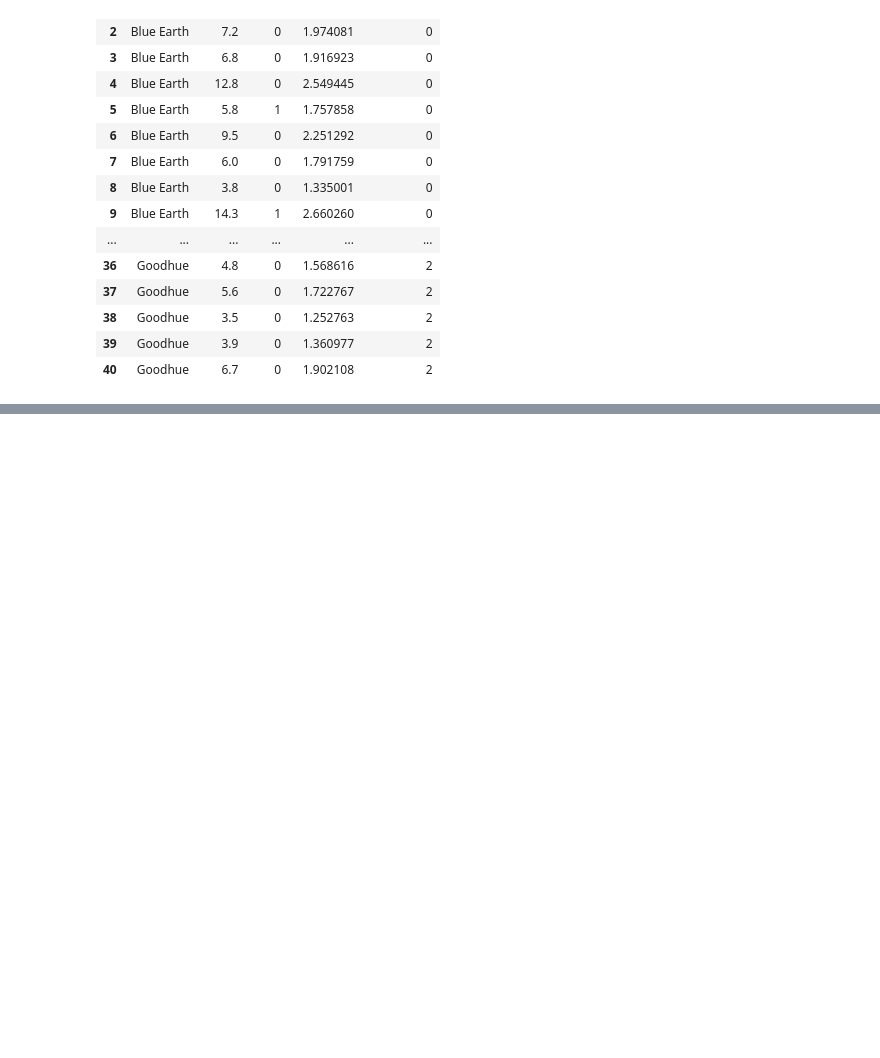
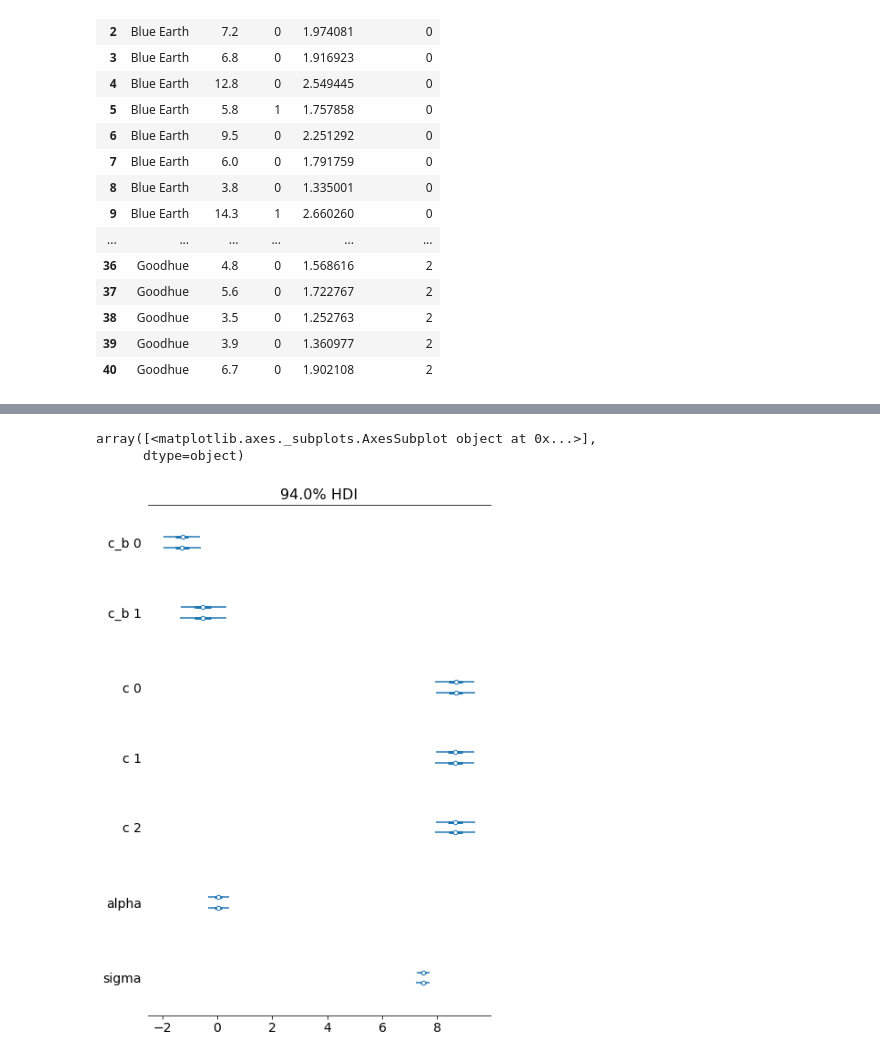
Before and after one commit to lwerth/INFO510, a Jupyter notebook: INFO410_hwk4.ipynb, the cells around one changed output, grey strips where cells are left out. Cells and saved outputs as stored; diff of their text form; code cells hidden in the pictures; blank space fills up the shorter version.

```diff
--- a/INFO410_hwk4.ipynb
+++ b/INFO410_hwk4.ipynb
@@ -93,0 +208,26 @@ radon
+# %%
+with pm.Model() as b_model:
+    # n_floor = len(radon.floor)
+    n_floor = len(radon.floor.unique())
+    floor_idx = OrdinalEncoder(dtype = np.int64).fit_transform(radon[['floor']])
+
+    # Priors for parameters
+    c_b = pm.Normal('c_b', 0, 0.5, shape = n_floor) #county w/basement
+    # c_nb = pm.Normal('c_nb', 0, 0.5) #county w/ no basement
+    c = pm.Normal('c', 0, 5, shape = n_counties) #county
+    alpha = pm.Normal('alpha', 0, 0.2)
+    sigma = pm.Exponential('sigma', 1)
+
+    # Model equation
+    mu = alpha + c[county_idx] + c_b[floor_idx]*radon.floor
+
+    # mu = alpha + aW[wines['wine'].values] + aJ[wines['judge'].values] # use .values here to avoid annoying theano warnings
+
+    # Observation model
+    score = pm.Normal('score', mu = mu, sigma = sigma, observed = radon.radon)
+
+    # Sampling
+    b_trace = pm.sample(5000, target_accept = 0.95)
+    b_sumtab = pm.summary(b_trace)
+
+b_sumtab
@@ -93,0 +250,6 @@ radon
+# %%
+pm.forestplot(b_trace)
+# %% [output]
+array([<matplotlib.axes._subplots.AxesSubplot object at 0x...>],
+      dtype=object)
+[figure, added]
```
Also changed, not shown: parts of 34 cells of this notebook.
